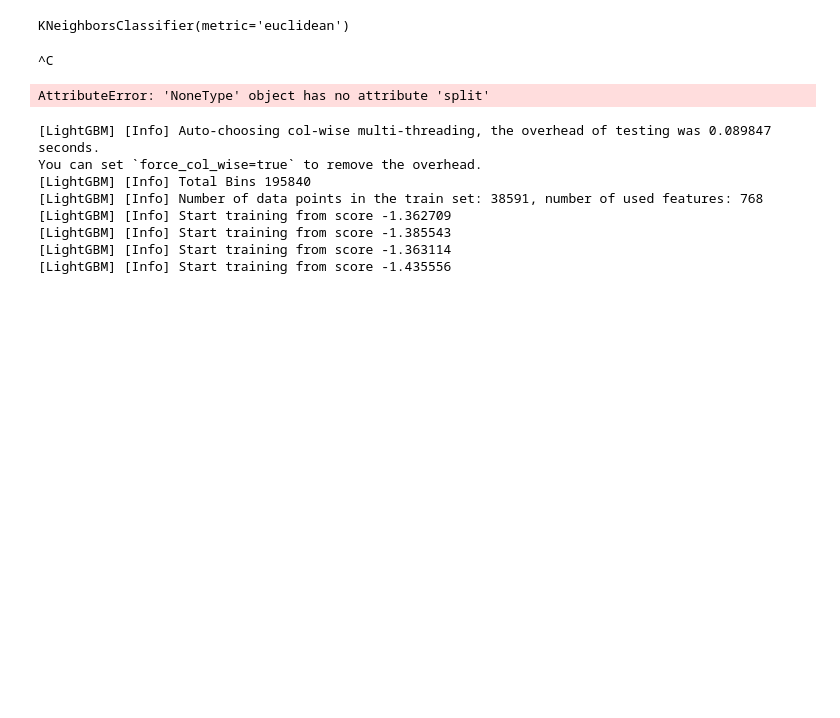
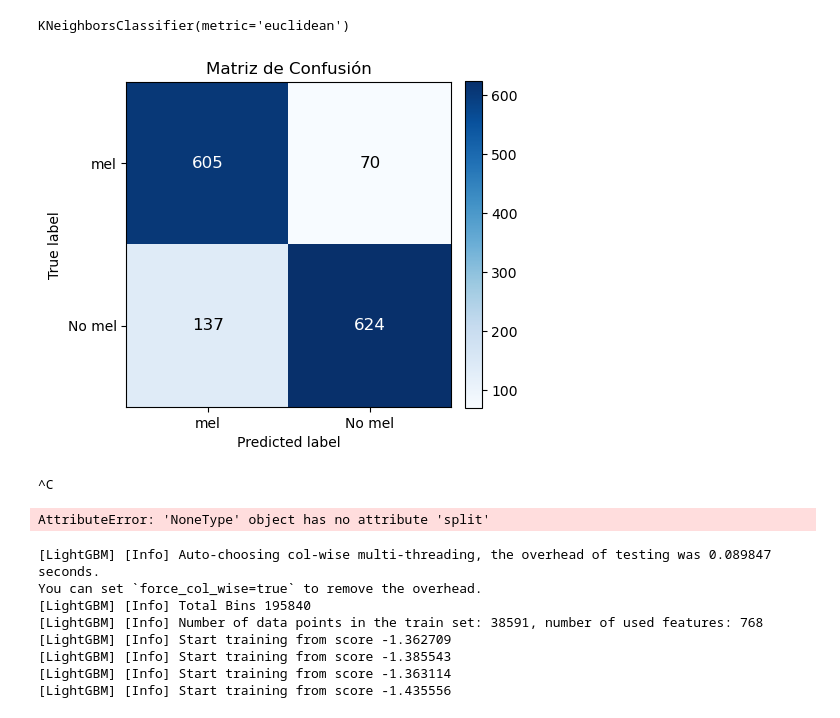
Before and after one commit to DanielAbadF/Thesis, a Jupyter notebook: dinosvmbase.ipynb, the cells around one changed output. Drawn from its saved outputs; the diff is of its cells as text; code cells hidden in the pictures; blank space fills up the shorter version.

```diff
--- a/dinosvmbase.ipynb
+++ b/dinosvmbase.ipynb
@@ -362,6 +327,52 @@ knn = KNeighborsClassifier(n_neighbors=k, metric='euclidean')  # Métrica: eucli
 knn.fit(X_train, y)
 # %% [output]
 KNeighborsClassifier(metric='euclidean')
+# %%
+import matplotlib.pyplot as plt
+import numpy as np
+
+def plot_confusion_matrix():
+    # Definir la matriz de confusión
+    conf_matrix = np.array([[605, 70], [137, 624]])
+
+    # Definir etiquetas
+    labels = ['mel', 'No mel']
+
+    # Crear la figura y los ejes
+    fig, ax = plt.subplots(figsize=(5, 5))
+
+    # Crear la imagen de la matriz de confusión
+    im = ax.imshow(conf_matrix, cmap=plt.cm.Blues)
+
+    # Agregar la barra de color (mapa de calor) ajustando su tamaño
+    cbar = fig.colorbar(im, ax=ax, fraction=0.046, pad=0.04)
+
+    # Agregar etiquetas de los ejes
+    ax.set_xticks(np.arange(len(labels)))
+    ax.set_yticks(np.arange(len(labels)))
+    ax.set_xticklabels(labels)
+    ax.set_yticklabels(labels)
+
+    # Etiquetas de los ejes
+    ax.set_xlabel('Predicted label')
+    ax.set_ylabel('True label')
+    ax.set_title('Matriz de Confusión')
+
+    # Agregar los valores dentro de la matriz
+    for i in range(conf_matrix.shape[0]):
+        for j in range(conf_matrix.shape[1]):
+            color = "white" if conf_matrix[i, j] > conf_matrix.max() / 2 else "black"
+            ax.text(j, i, f"{conf_matrix[i, j]}",
+                    ha="center", va="center", color=color, fontsize=12)
+
+    # Ajustar el diseño para que todo se vea correctamente alineado
+    plt.tight_layout()
+    plt.show()
+
+# Llamar a la función para mostrar la matriz de confusión
+plot_confusion_matrix()
+# %% [output]
+[figure, added]
 # %%
 !conda install -c conda-forge openblas
 # %% [output]
```
Also changed, not shown: parts of 10 cells of this notebook, 2 other files.
